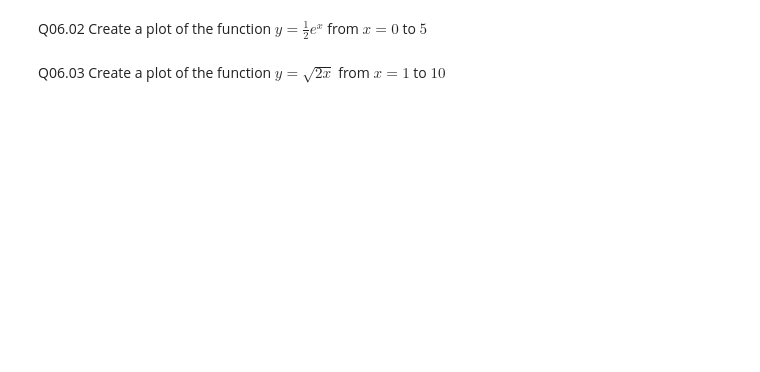
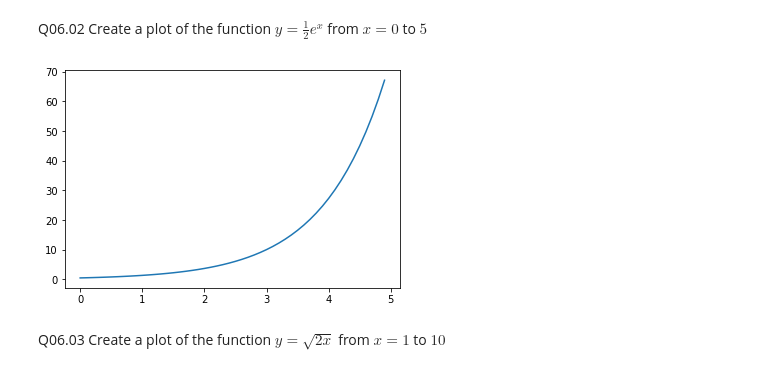
Before and after one commit to ProfessorKazarinoff/Problem-Solving-with-Python-38-Edition-Answer-Key, a Jupyter notebook: 06.18-Review-Questions-Answer-Key.ipynb, the cells around one changed output. Cells and saved outputs as stored; diff of their text form; code cells hidden in the pictures; blank space fills up the shorter version.

```diff
--- a/06.18-Review-Questions-Answer-Key.ipynb
+++ b/06.18-Review-Questions-Answer-Key.ipynb
@@ -7,4 +22,19 @@ Q06.01 Create a plot of the function $y=\cos(x)$ from $x = -2\pi$ to $2\pi$
 # %% [markdown]
 Q06.02 Create a plot of the function $y=\frac{1}{2}{e^x}$ from $x = 0$ to $5$
+# %%
+import numpy as np
+import matplotlib.pyplot as plt
+%matplotlib inline
+
+x = np.arange(0,5,0.1)
+y = 0.5*np.exp(x)
+
+fig, ax = plt.subplots()
+
+ax.plot(x,y)
+
+plt.show()
+# %% [output]
+[figure, added]
 # %% [markdown]
 Q06.03 Create a plot of the function $y=\sqrt{2x}$ from $x = 1$ to $10$
```
Also changed, not shown: parts of 25 cells of this notebook.
